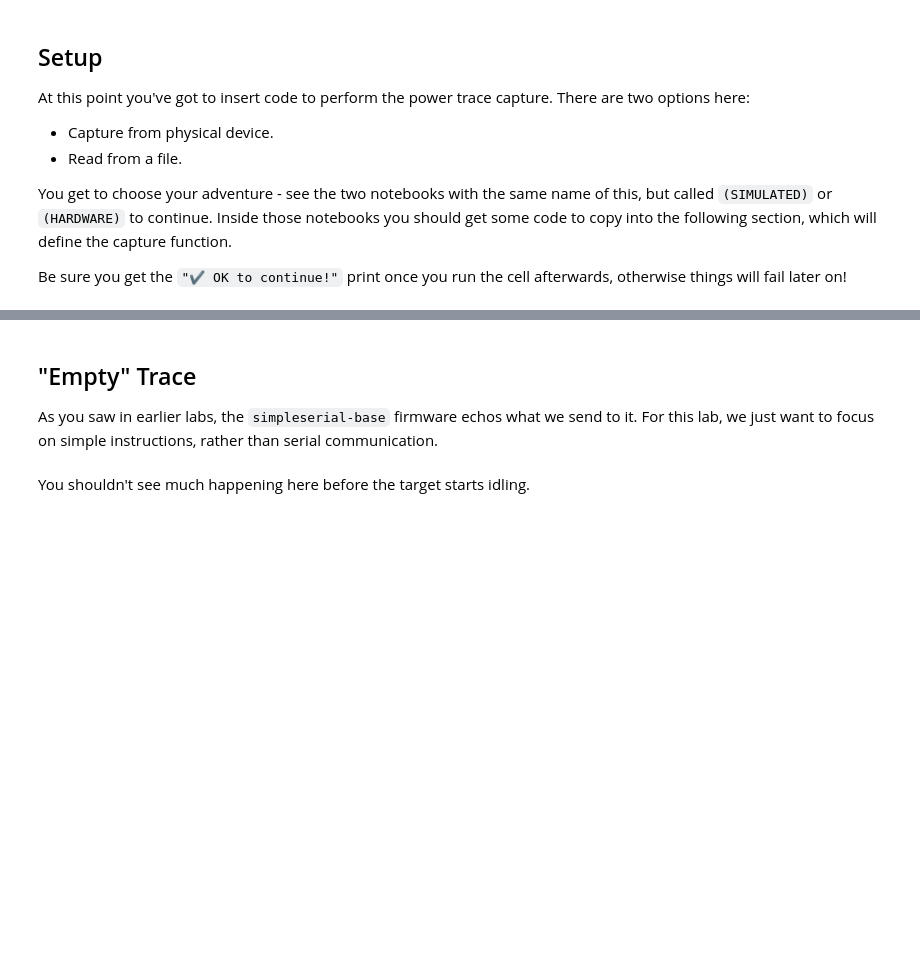
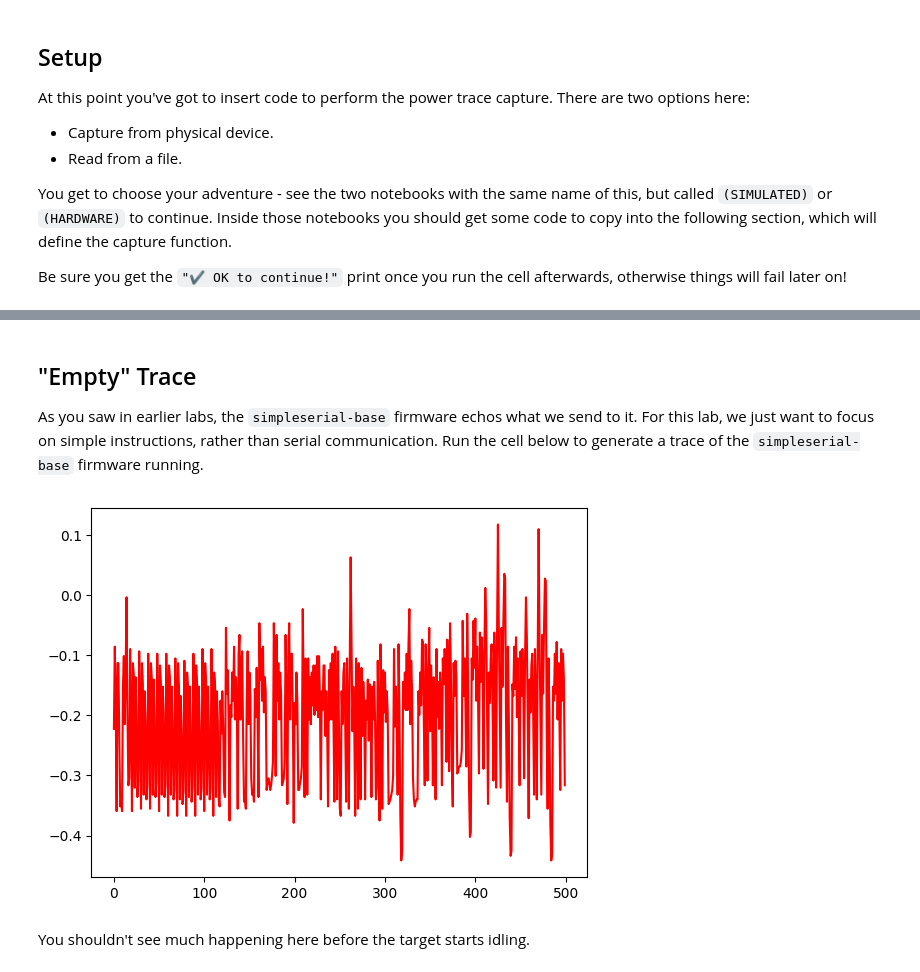
Before and after one commit to RLS-Rylan/chipwhisperer-jupyter-minimal, a Jupyter notebook: courses/sca101/Lab 2_1A - Instruction Power Differences (MAIN).ipynb, the cells around one changed output, grey strips where cells are left out. Drawn from its saved outputs; the diff is of its cells as text; code cells hidden in the pictures; blank space fills up the shorter version.

```diff
--- a/courses/sca101/Lab 2_1A - Instruction Power Differences (MAIN).ipynb
+++ b/courses/sca101/Lab 2_1A - Instruction Power Differences (MAIN).ipynb
@@ -39,14 +51,15 @@ print("✔️ OK to continue!")
 # %% [markdown]
 ## "Empty" Trace
 
-As you saw in earlier labs, the `simpleserial-base` firmware echos what we send to it. For this lab, we just want to focus on simple instructions, rather than serial communication.
+As you saw in earlier labs, the `simpleserial-base` firmware echos what we send to it. For this lab, we just want to focus on simple instructions, rather than serial communication. Run the cell below to generate a trace of the `simpleserial-base` firmware running.
 # %%
-%matplotlib notebook
 import matplotlib.pylab as plt
 
 plt.figure()
-plt.plot(wave, 'r')
+plt.plot(wave[0:500], 'r')
 plt.show()
+# %% [output]
+[figure, added]
 # %% [markdown]
 You shouldn't see much happening here before the target starts idling.
 # %% [markdown]
```
Also changed, not shown: parts of 6 cells of this notebook, 1 other file.
